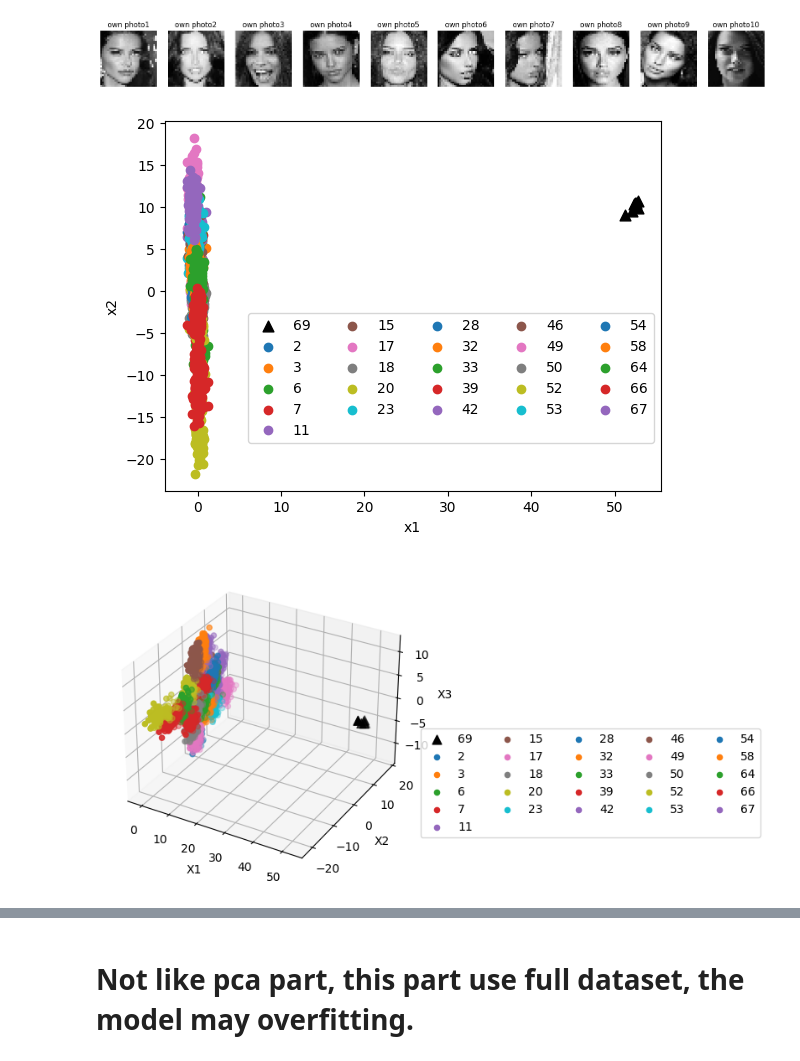
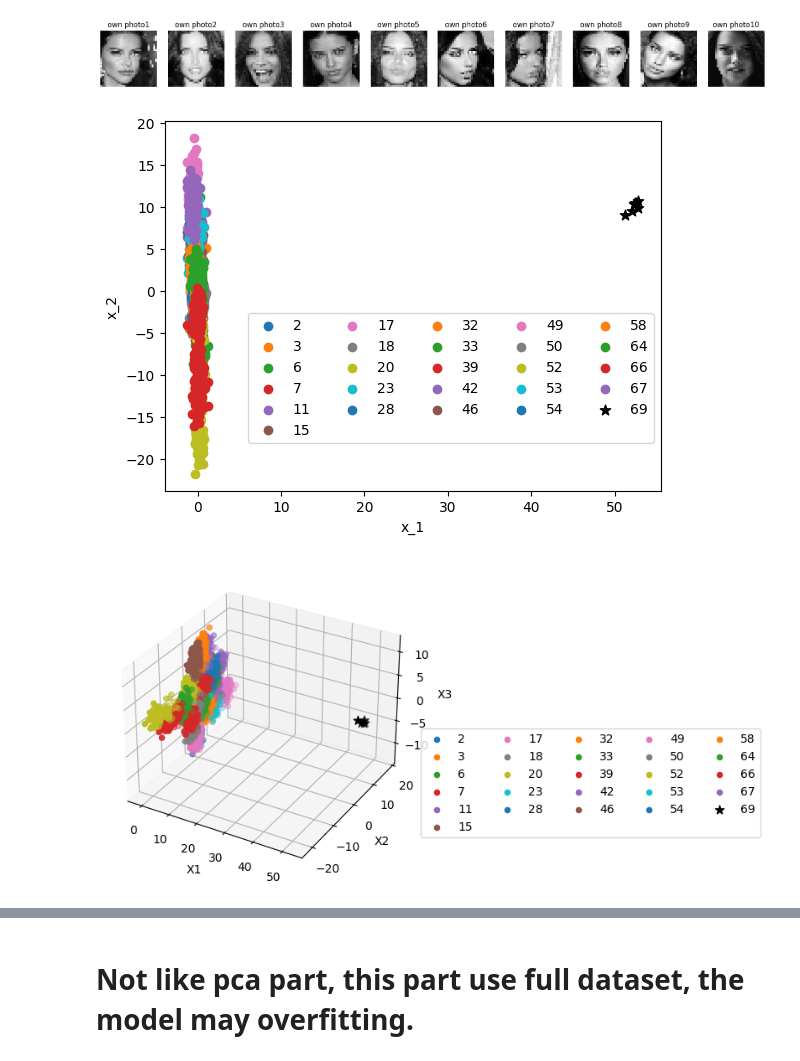
Before and after one commit to frankRenlf/pattern_recognition, a Jupyter notebook: ca2/LDA.ipynb, the cells around one changed output, grey strips where cells are left out. Cells and saved outputs as stored; diff of their text form; code cells hidden in the pictures.

```diff
--- a/ca2/LDA.ipynb
+++ b/ca2/LDA.ipynb
@@ -101,28 +98,26 @@ print(chosen)
 [18 46 32 42  6 15 33 64 23 39  7 54 53 28 58 11  3 17 52  2 67 49 20 66
  50]
 # %%
-# process own photos
-own_imgs = []
-own_labels = []
+own_image_data = []
+own_label_data = []
 
-for i in range(1, 11):
-    img = cv2.imread('../ca2/data/own/69/' + str(i) + '.jpg', cv2.IMREAD_GRAYSCALE)  # convert to gray image
-    img = cv2.resize(img, (32, 32), interpolation=cv2.INTER_CUBIC)
-    own_imgs.append(img)  # create imgs in desired format
-    own_labels.append(69)  # label own photos as class 69
+for i in range(1, 10 + 1):
+    img = cv.imread('../ca2/data/own/69/' + str(i) + '.jpg', cv.IMREAD_GRAYSCALE)
+    img = cv.resize(img, (32, 32), interpolation=cv.INTER_CUBIC)
+    own_image_data.append(img)
+    own_label_data.append(69)
 
-# split training and testing data sets
-own_train_imgs = own_imgs[0:7]  # first 7 phots for training
-own_test_imgs = own_imgs[7:]  # last 3 photos for testing
-own_train_labels = own_labels[0:7]
-own_test_labels = own_labels[7:]
+# train, test split, rate 7:3
+own_train_image_data = own_image_data[0:7]
+own_test_image_data = own_image_data[7:]
+own_train_label_data = own_label_data[0:7]
+own_test_label_data = own_label_data[7:]
 
-# visualize photos
 fig = plt.figure(figsize=(20, 10))
 
 for i in range(1, 11):
     plt.subplot(1, 10, i)
-    plt.imshow(own_imgs[i - 1], cmap='gray')
+    plt.imshow(own_image_data[i - 1], cmap='gray')
     plt.title('own photo' + str(i))
     plt.axis('off')
 
@@ -160,4 +155,5 @@ full_test_labels = np.append(labels_test, own_labels_test)
 # %%
-X_train = full_train_set
-y_train = full_train_labels
+# full dataset
+X_train = full_train_image_set
+y_train = full_train_label_set
 # %%
@@ -198,32 +194,28 @@ X_lda = X_train @ eigvecs[:, :9]
 # %%
-# 2D
 fig = plt.figure()
 ax = fig.add_subplot()
 
-# highlight point of own photos in dark triangle_up marker
-ax.scatter(X_lda[y_train == 69][:, 0], X_lda[y_train == 69][:, 1], marker="^", label=69, c="k", s=60)
-# show points for figures in PIE
 for i in np.unique(y_train[y_train != 69]):
     ax.scatter(X_lda[y_train == i][:, 0], X_lda[y_train == i][:, 1], label=i, )
+ax.scatter(X_lda[y_train == 69][:, 0], X_lda[y_train == 69][:, 1], marker="*", label=69, c="k", s=60)
 
-ax.set_xlabel("x1")
-ax.set_ylabel("x2")
+ax.set_xlabel("x_1")
+ax.set_ylabel("x_2")
 lgd = ax.legend(ncol=np.int_(num_subject / 5), bbox_to_anchor=(1, 0.5))
 
 plt.show()
 # %% [output]
-[figure, old version]
+[figure, new version]
 # %%
 # 3D
 fig = plt.figure()
 ax = fig.add_subplot(projection="3d")
 
 # highlight point of own photos in dark triangle_up marker
-ax.scatter(X_lda[y_train == 69][:, 0], X_lda[y_train == 69][:, 1], X_lda[y_train == 69][:, 2],
-           marker="^", label=69, c="k", s=60, )
 for i in np.unique(y_train[y_train != 69]):
     ax.scatter(X_lda[y_train == i][:, 0], X_lda[y_train == i][:, 1], X_lda[y_train == i][:, 2], label=i, )
-
+ax.scatter(X_lda[y_train == 69][:, 0], X_lda[y_train == 69][:, 1], X_lda[y_train == 69][:, 2],
+           marker="*", label=69, c="k", s=60, )
 ax.set_xlabel("X1")
 ax.set_ylabel("X2")
 ax.set_zlabel("X3")
@@ -231,5 +223,5 @@ lgd = ax.legend(ncol=np.int_(num_subject / 5), bbox_to_anchor=(1, 0.5))
 
 plt.show()
 # %% [output]
-[figure, old version]
+[figure, new version]
 # %%
```
Also changed, not shown: parts of 6 cells of this notebook, 4 other files.
